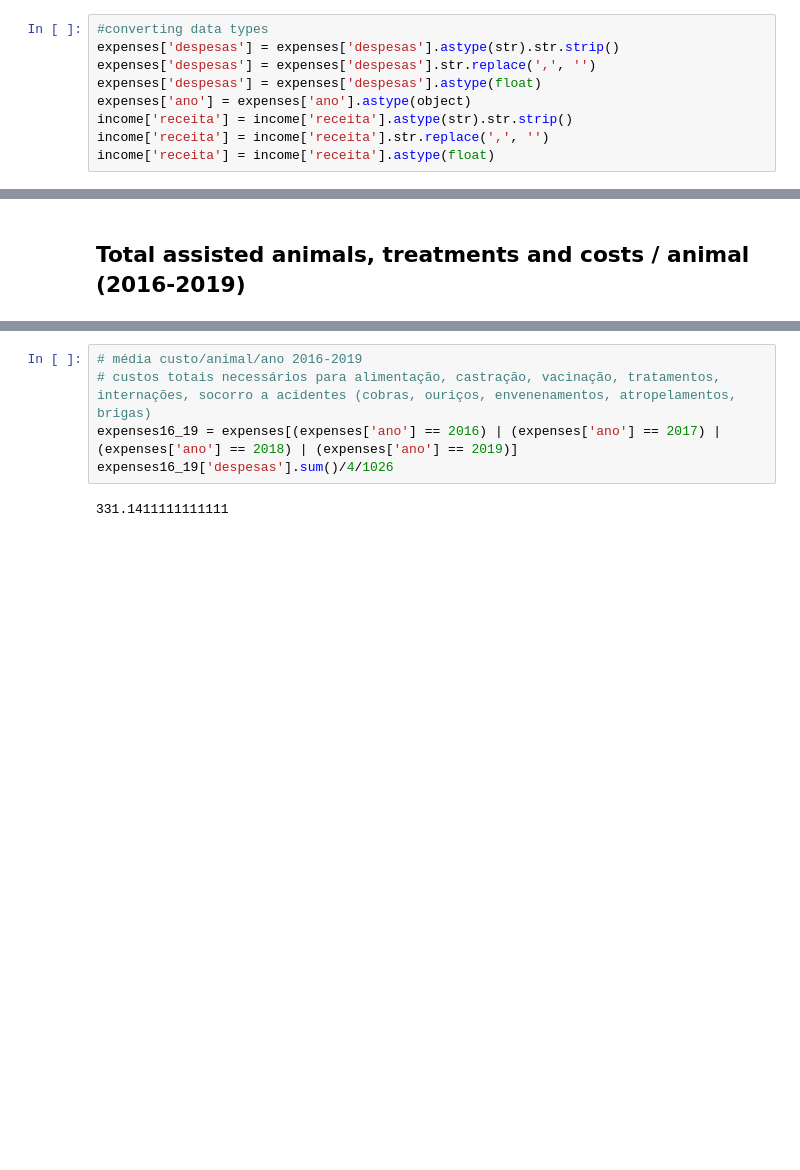
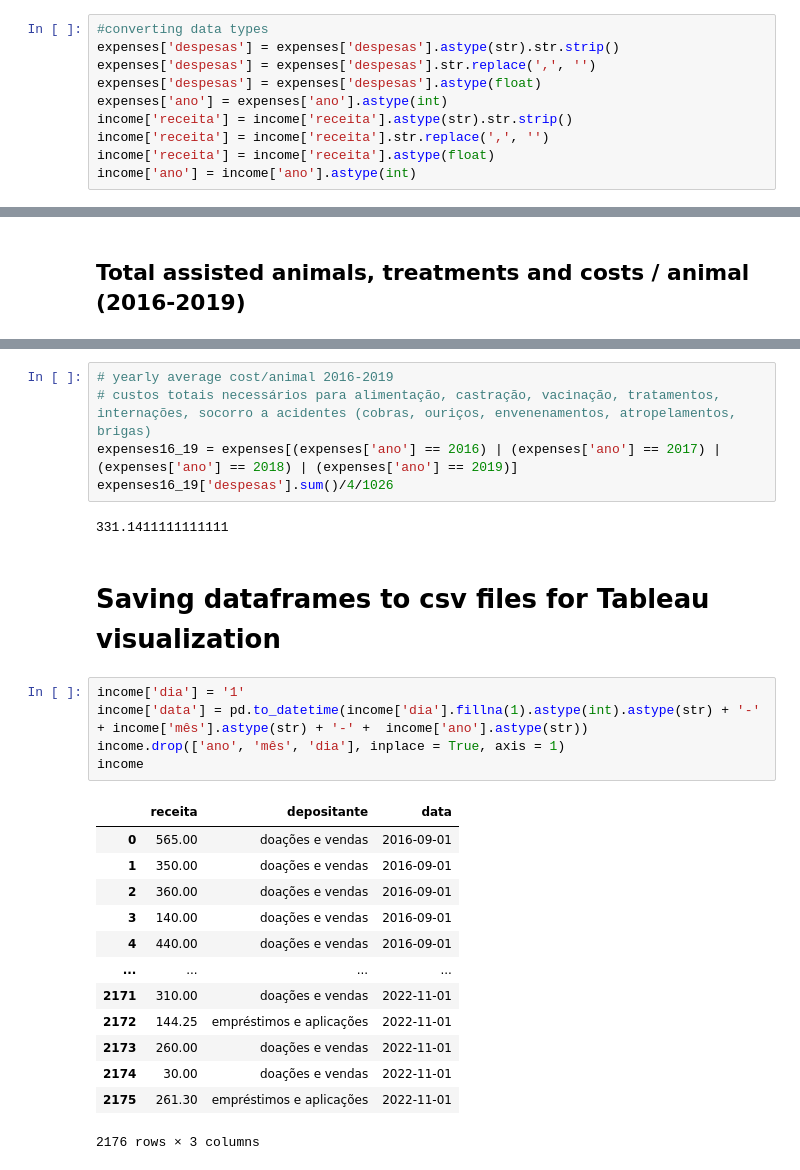
Before and after one commit to vdechen/DataAnalysis_NGO, a Jupyter notebook: Data cleaning and analysis.ipynb, the cells around one changed output, grey strips where cells are left out. Cells and saved outputs as stored; diff of their text form; blank space fills up the shorter version.

Commit message:
Initial Tableau visualizations

```diff
--- a/Data cleaning and analysis.ipynb
+++ b/Data cleaning and analysis.ipynb
@@ -138,7 +144,8 @@ Name: depositante, dtype: int64
 expenses['despesas'] = expenses['despesas'].astype(str).str.strip()
 expenses['despesas'] = expenses['despesas'].str.replace(',', '')
 expenses['despesas'] = expenses['despesas'].astype(float)
-expenses['ano'] = expenses['ano'].astype(object)
+expenses['ano'] = expenses['ano'].astype(int)
 income['receita'] = income['receita'].astype(str).str.strip()
 income['receita'] = income['receita'].str.replace(',', '')
 income['receita'] = income['receita'].astype(float)
+income['ano'] = income['ano'].astype(int)
@@ -352,8 +353,29 @@ dias de internação    1.518519
 dtype: float64
 # %%
-# média custo/animal/ano 2016-2019
+# yearly average cost/animal 2016-2019
 # custos totais necessários para alimentação, castração, vacinação, tratamentos, internações, socorro a acidentes (cobras, ouriços, envenenamentos, atropelamentos, brigas)
 expenses16_19 = expenses[(expenses['ano'] == 2016) | (expenses['ano'] == 2017) | (expenses['ano'] == 2018) | (expenses['ano'] == 2019)]
 expenses16_19['despesas'].sum()/4/1026
 # %% [output]
 331.1411111111111
+# %% [markdown]
+# Saving dataframes to csv files for Tableau visualization
+# %%
+income['dia'] = '1'
+income['data'] = pd.to_datetime(income['dia'].fillna(1).astype(int).astype(str) + '-' + income['mês'].astype(str) + '-' +  income['ano'].astype(str))
+income.drop(['ano', 'mês', 'dia'], inplace = True, axis = 1)
+income
+# %% [output]
+|  | receita | depositante | data |
+| 0 | 565.00 | doações e vendas | 2016-09-01 |
+| 1 | 350.00 | doações e vendas | 2016-09-01 |
+| 2 | 360.00 | doações e vendas | 2016-09-01 |
+| 3 | 140.00 | doações e vendas | 2016-09-01 |
+| 4 | 440.00 | doações e vendas | 2016-09-01 |
+| ... | ... | ... | ... |
+| 2171 | 310.00 | doações e vendas | 2022-11-01 |
+| 2172 | 144.25 | empréstimos e aplicações | 2022-11-01 |
+| 2173 | 260.00 | doações e vendas | 2022-11-01 |
+| 2174 | 30.00 | doações e vendas | 2022-11-01 |
+| 2175 | 261.30 | empréstimos e aplicações | 2022-11-01 |
+2176 rows × 3 columns
```
Also changed, not shown: parts of 28 cells of this notebook, 6 other files.
